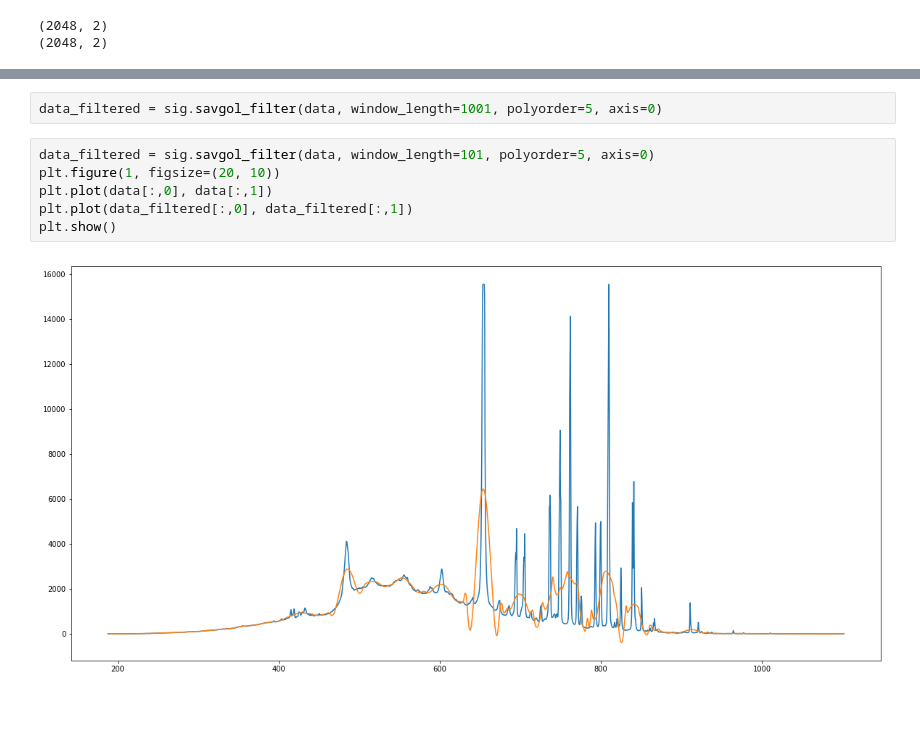
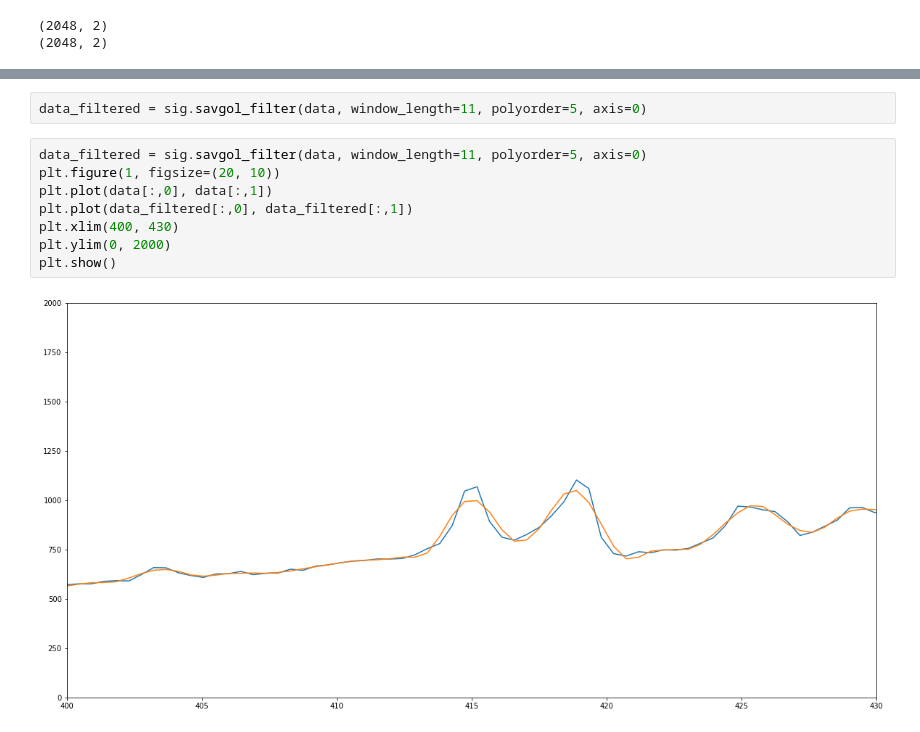
Before and after one commit to piovere/zeTorch, a Jupyter notebook: Filtering.ipynb, the cells around one changed output, grey strips where cells are left out. Cells and saved outputs as stored; diff of their text form.

Commit message:
more work on filtering process to kill peaks

```diff
--- a/Filtering.ipynb
+++ b/Filtering.ipynb
@@ -24,10 +24,12 @@ plt.show()
 # %%
-data_filtered = sig.savgol_filter(data, window_length=1001, polyorder=5, axis=0)
+data_filtered = sig.savgol_filter(data, window_length=11, polyorder=5, axis=0)
 # %%
-data_filtered = sig.savgol_filter(data, window_length=101, polyorder=5, axis=0)
+data_filtered = sig.savgol_filter(data, window_length=11, polyorder=5, axis=0)
 plt.figure(1, figsize=(20, 10))
 plt.plot(data[:,0], data[:,1])
 plt.plot(data_filtered[:,0], data_filtered[:,1])
+plt.xlim(400, 430)
+plt.ylim(0, 2000)
 plt.show()
 # %% [output]
-[figure, old version]
+[figure, new version]
```
Also changed, not shown: parts of 1 cell of this notebook.
